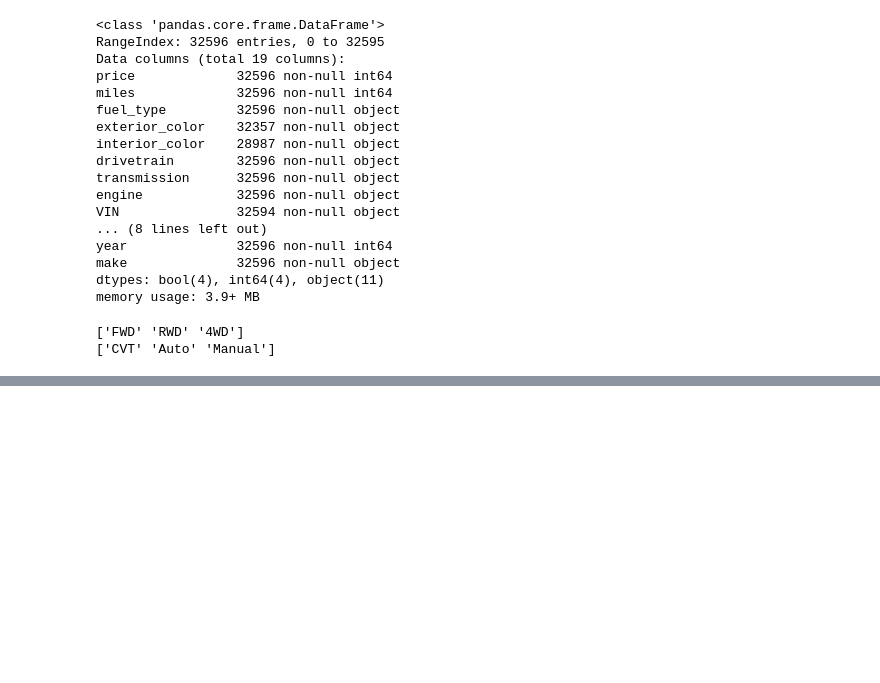
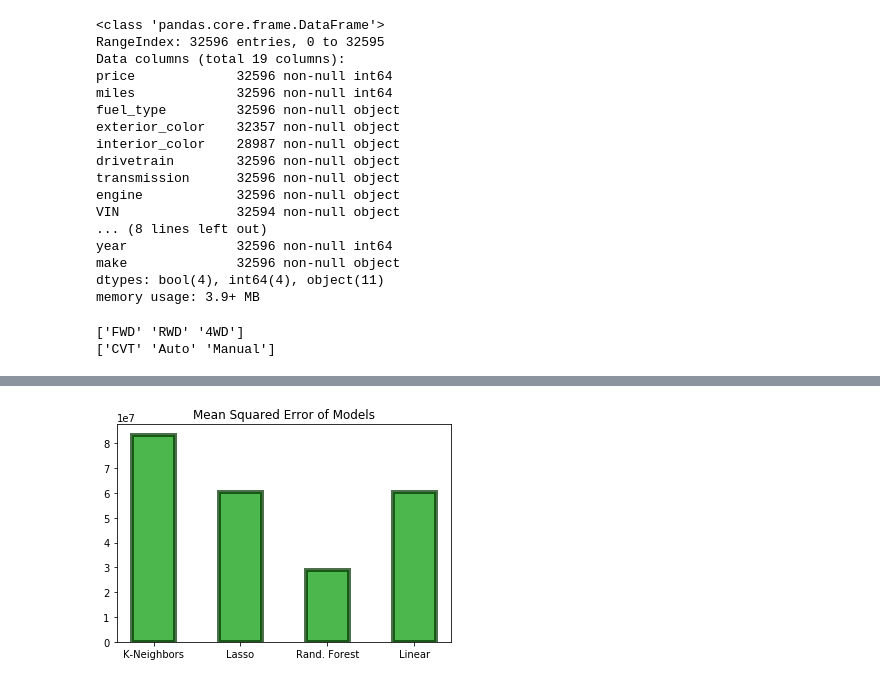
Before and after one commit to JosephNaberhaus/Ford-Cars-In-Iowa-Data-Science, a Jupyter notebook: PriceModel.ipynb, the cells around one changed output, grey strips where cells are left out. Cells and saved outputs as stored; diff of their text form; code cells hidden in the pictures; blank space fills up the shorter version.

```diff
--- a/PriceModel.ipynb
+++ b/PriceModel.ipynb
@@ -93,0 +171,9 @@ Mean Squared Error: 56270956.09071867
+# %%
+r2_scores = [abs(kneighbors_ms_error.mean()), abs(lasso_ms_error.mean()), abs(rf_ms_error.mean()), abs(linear_ms_error.mean())]
+
+plt.title('Mean Squared Error of Models')
+plt.bar(['K-Neighbors', 'Lasso', 'Rand. Forest', 'Linear'], r2_scores, .5,
+        color='#009900', edgecolor="#003300", linewidth=4, alpha=0.7)
+plt.show()
+# %% [output]
+[figure, added]
```
Also changed, not shown: parts of 10 cells of this notebook, 1 other file.
